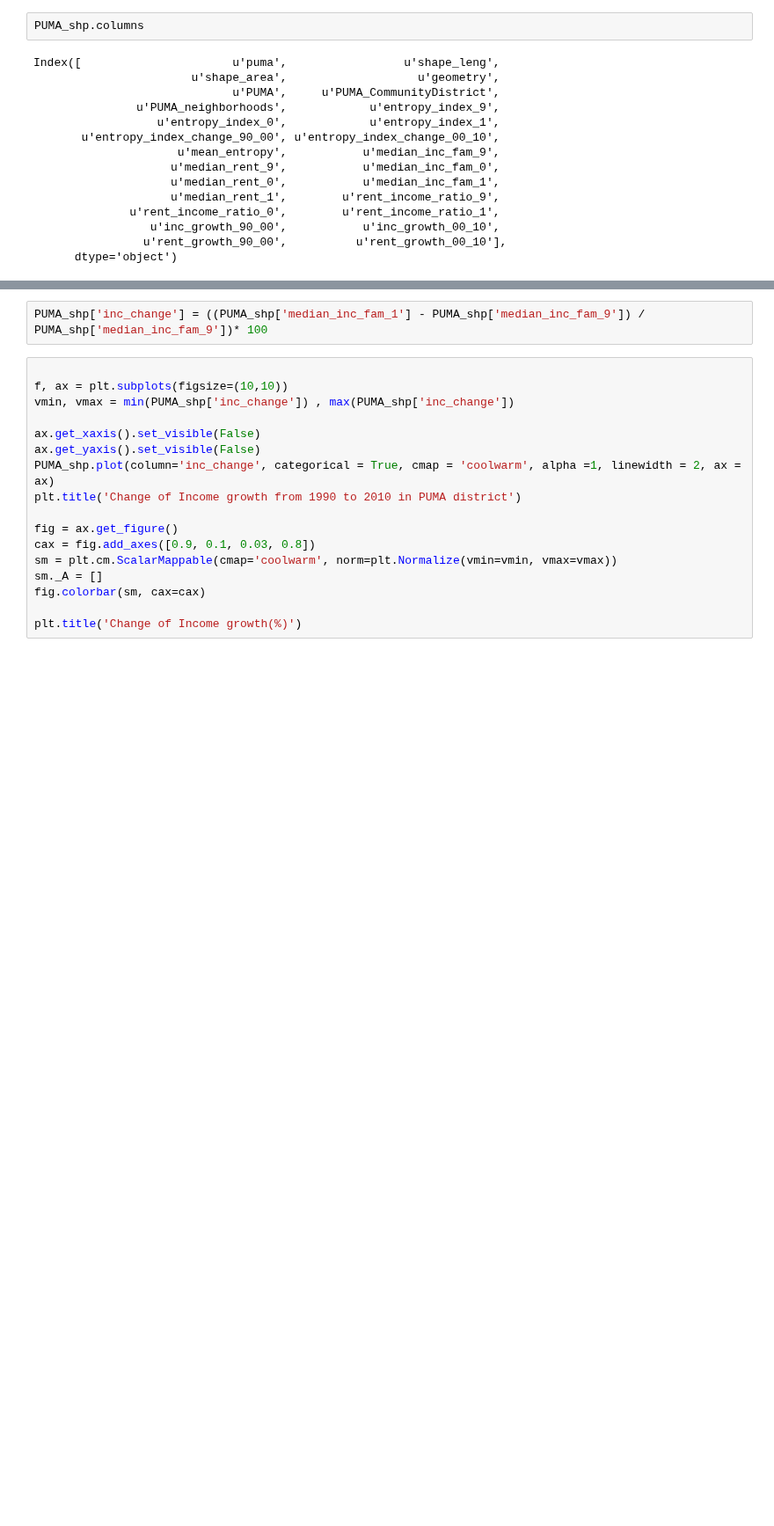
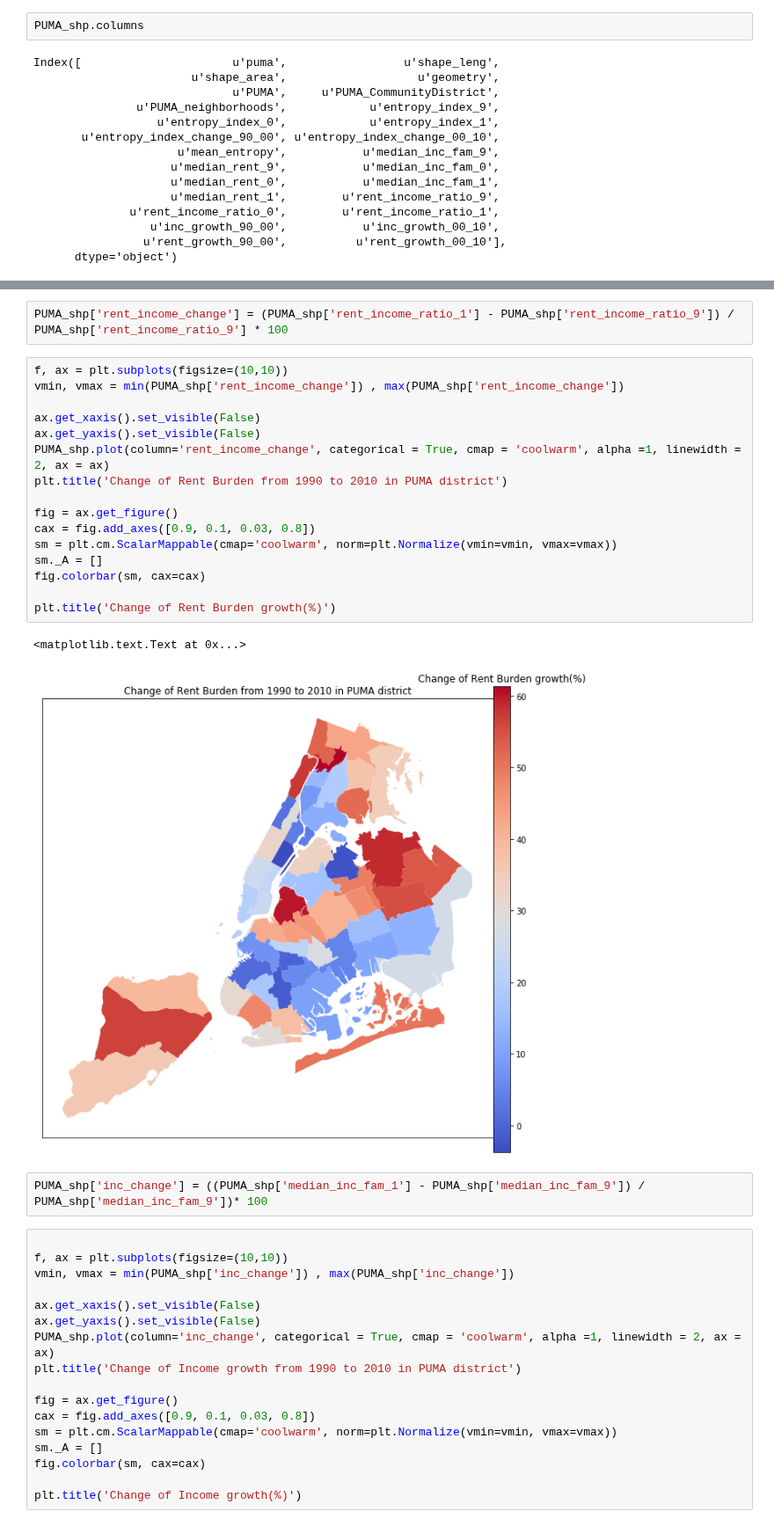
Before and after one commit to picniclin/NYC_yl5240, a Jupyter notebook: NYC_housing_and_income (1).ipynb, the cells around one changed output, grey strips where cells are left out. Shown at 88% size. Saved outputs shown, nothing was run; the diff lists cells and outputs as text; blank space fills up the shorter version.

```diff
--- a/NYC_housing_and_income (1).ipynb
+++ b/NYC_housing_and_income (1).ipynb
@@ -1340,3 +1381,24 @@ Index([                      u'puma',                 u'shape_leng',
+# %%
+PUMA_shp['rent_income_change'] = (PUMA_shp['rent_income_ratio_1'] - PUMA_shp['rent_income_ratio_9']) / PUMA_shp['rent_income_ratio_9'] * 100
+# %%
+f, ax = plt.subplots(figsize=(10,10))
+vmin, vmax = min(PUMA_shp['rent_income_change']) , max(PUMA_shp['rent_income_change'])
+
+ax.get_xaxis().set_visible(False)
+ax.get_yaxis().set_visible(False)
+PUMA_shp.plot(column='rent_income_change', categorical = True, cmap = 'coolwarm', alpha =1, linewidth = 2, ax = ax)
+plt.title('Change of Rent Burden from 1990 to 2010 in PUMA district')
+
+fig = ax.get_figure()
+cax = fig.add_axes([0.9, 0.1, 0.03, 0.8])
+sm = plt.cm.ScalarMappable(cmap='coolwarm', norm=plt.Normalize(vmin=vmin, vmax=vmax))
+sm._A = []
+fig.colorbar(sm, cax=cax)
+
+plt.title('Change of Rent Burden growth(%)')
+# %% [output]
+<matplotlib.text.Text at 0x...>
+[figure, added]
 # %%
 PUMA_shp['inc_change'] = ((PUMA_shp['median_inc_fam_1'] - PUMA_shp['median_inc_fam_9']) / PUMA_shp['median_inc_fam_9'])* 100
 # %%
```
Also changed, not shown: parts of 86 cells of this notebook, 1 other file.
